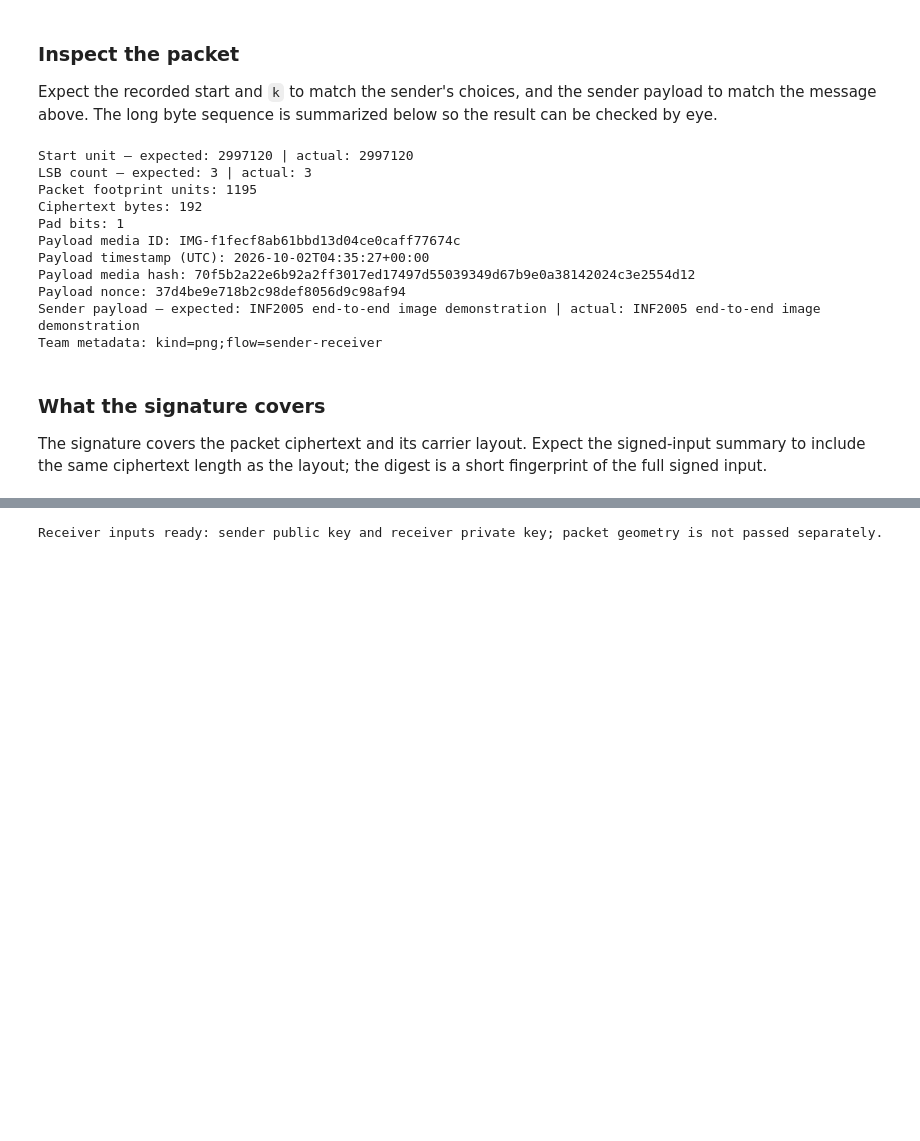
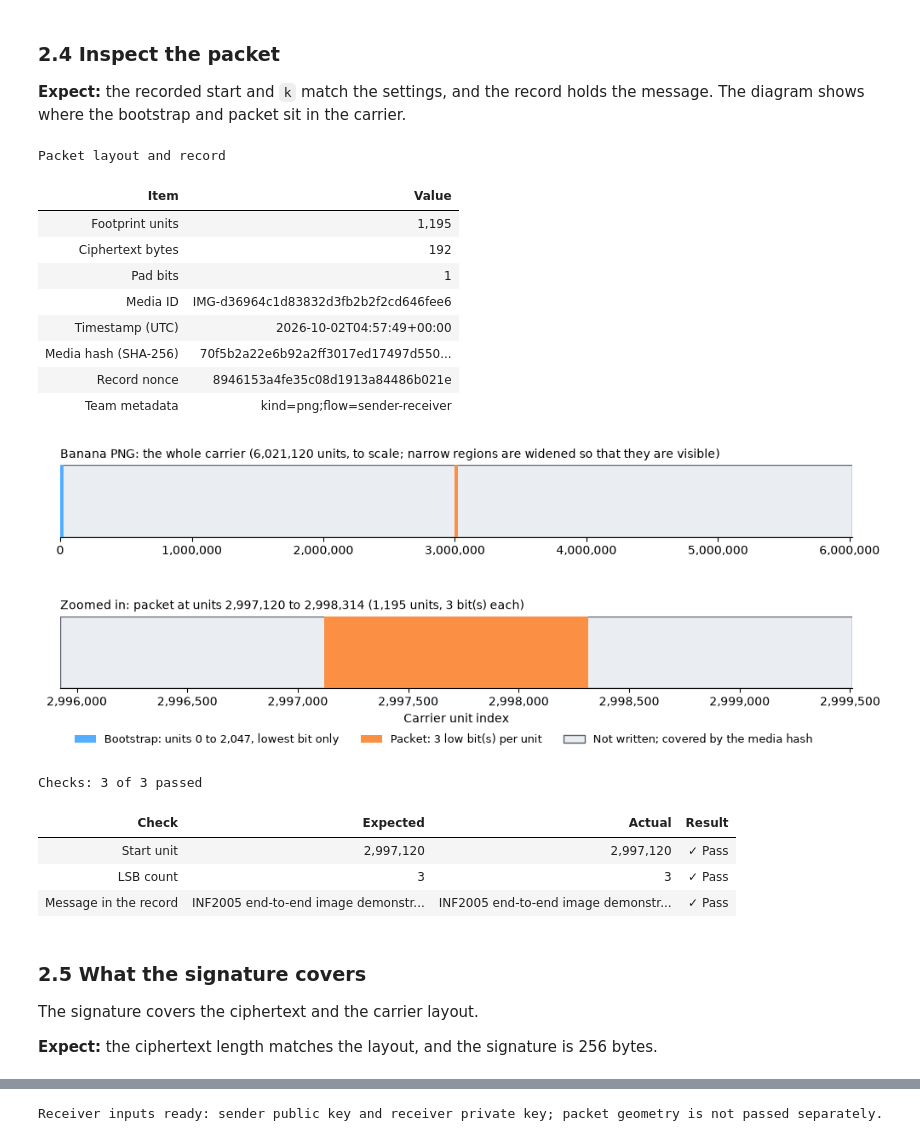
Before and after one commit to alvinto27/INF2005-ACW1, a Jupyter notebook: notebooks/FR1-12 Prototype.ipynb, the cells around one changed output, grey strips where cells are left out. Saved outputs shown, nothing was run; the diff lists cells and outputs as text; code cells hidden in the pictures; blank space fills up the shorter version.

```diff
--- a/notebooks/FR1-12 Prototype.ipynb
+++ b/notebooks/FR1-12 Prototype.ipynb
@@ -212,35 +260,48 @@ PNG output file exists — expected: True | actual: True
 # %% [markdown]
-### Inspect the packet
+### 2.4 Inspect the packet
 
-Expect the recorded start and `k` to match the sender's choices, and the sender payload to match the message above. The long byte sequence is summarized below so the result can be checked by eye.
+**Expect:** the recorded start and `k` match the settings, and the record holds the message. The diagram shows where the bootstrap and packet sit in the carrier.
-# %%
-show_check("Start unit", start_unit, png_layout.start_unit)
-show_check("LSB count", lsb_count, png_layout.lsb_count)
-print("Packet footprint units:", png_layout.footprint)
-print("Ciphertext bytes:", png_layout.ciphertext_length)
-print("Pad bits:", png_layout.pad_bits)
-print("Payload media ID:", png_payload.media_id)
-print("Payload timestamp (UTC):", datetime.fromtimestamp(png_payload.timestamp, timezone.utc).isoformat())
-print("Payload media hash:", png_payload.media_hash.hex())
-print("Payload nonce:", png_payload.nonce.hex())
-show_check("Sender payload", image_message.decode("utf-8"), png_payload.user_payload.decode("utf-8"))
-print("Team metadata:", png_payload.metadata.decode("utf-8"))
-# %% [output]
-Start unit — expected: 2997120 | actual: 2997120
-LSB count — expected: 3 | actual: 3
-Packet footprint units: 1195
-Ciphertext bytes: 192
-Pad bits: 1
-Payload media ID: IMG-f1fecf8ab61bbd13d04ce0caff77674c
-Payload timestamp (UTC): 2026-10-02T04:35:27+00:00
-Payload media hash: 70f5b2a22e6b92a2ff3017ed17497d55039349d67b9e0a38142024c3e2554d12
-Payload nonce: 37d4be9e718b2c98def8056d9c98af94
-Sender payload — expected: INF2005 end-to-end image demonstration | actual: INF2005 end-to-end image demonstration
-Team metadata: kind=png;flow=sender-receiver
+# %%
+show_check("Start unit", start_unit, png_layout.start_unit)
+show_check("LSB count", lsb_count, png_layout.lsb_count)
+show_check("Message in the record", image_message.decode("utf-8"), png_payload.user_payload.decode("utf-8"))
+show_facts("Packet layout and record", {
+    "Footprint units": png_layout.footprint,
+    "Ciphertext bytes": png_layout.ciphertext_length,
+    "Pad bits": png_layout.pad_bits,
+    "Media ID": png_payload.media_id,
+    "Timestamp (UTC)": datetime.fromtimestamp(png_payload.timestamp, timezone.utc).isoformat(),
+    "Media hash (SHA-256)": png_payload.media_hash.hex(),
+    "Record nonce": png_payload.nonce.hex(),
+    "Team metadata": png_payload.metadata.decode("utf-8"),
+})
+draw_carrier_layout(
+    "Banana PNG", cover_source.total_units, bootstrap_span(receiver_public_key),
+    png_layout.start_unit, png_layout.footprint, png_layout.lsb_count,
+)
+# %% [output]
+Packet layout and record
+| Item | Value |
+| Footprint units | 1,195 |
+| Ciphertext bytes | 192 |
+| Pad bits | 1 |
+| Media ID | IMG-d36964c1d83832d3fb2b2f2cd646fee6 |
+| Timestamp (UTC) | 2026-10-02T04:57:49+00:00 |
+| Media hash (SHA-256) | 70f5b2a22e6b92a2ff3017ed17497d550... |
+| Record nonce | 8946153a4fe35c08d1913a84486b021e |
+| Team metadata | kind=png;flow=sender-receiver |
+[figure, added]
+Checks: 3 of 3 passed
+| Check | Expected | Actual | Result |
+| Start unit | 2,997,120 | 2,997,120 | ✓ Pass |
+| LSB count | 3 | 3 | ✓ Pass |
+| Message in the record | INF2005 end-to-end image demonstr... | INF2005 end-to-end image demonstr... | ✓ Pass |
 # %% [markdown]
-### What the signature covers
+### 2.5 What the signature covers
 
-The signature covers the packet ciphertext and its carrier layout. Expect the signed-input summary to include the same ciphertext length as the layout; the digest is a short fingerprint of the full signed input.
+The signature covers the ciphertext and the carrier layout.
+
+**Expect:** the ciphertext length matches the layout, and the signature is 256 bytes.
 # %%
 # Read the signed packet through the PNG backend.
 png_stego_source = PngCarrier(stego_png_path)
```
Also changed, not shown: parts of 151 cells of this notebook, 4 other files.
